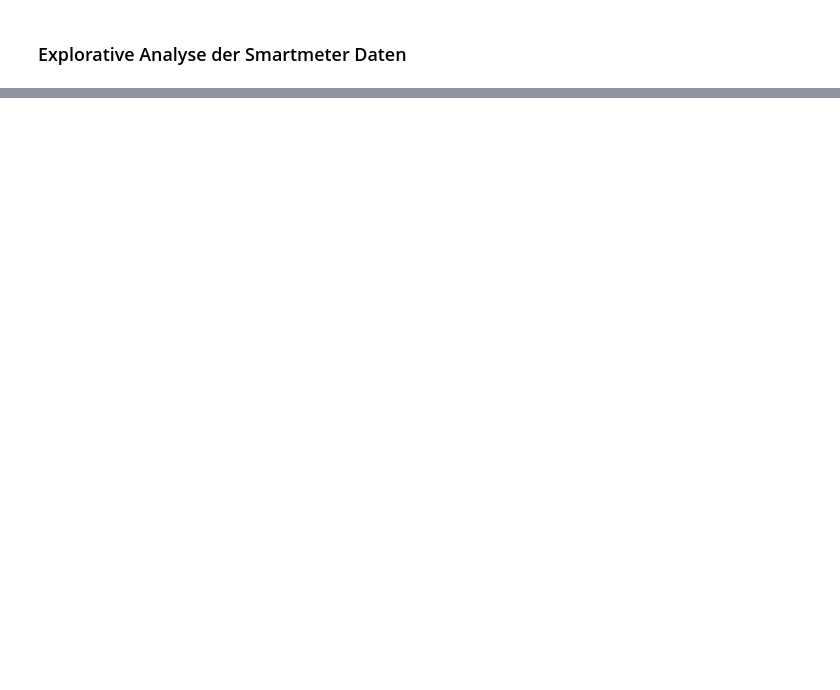
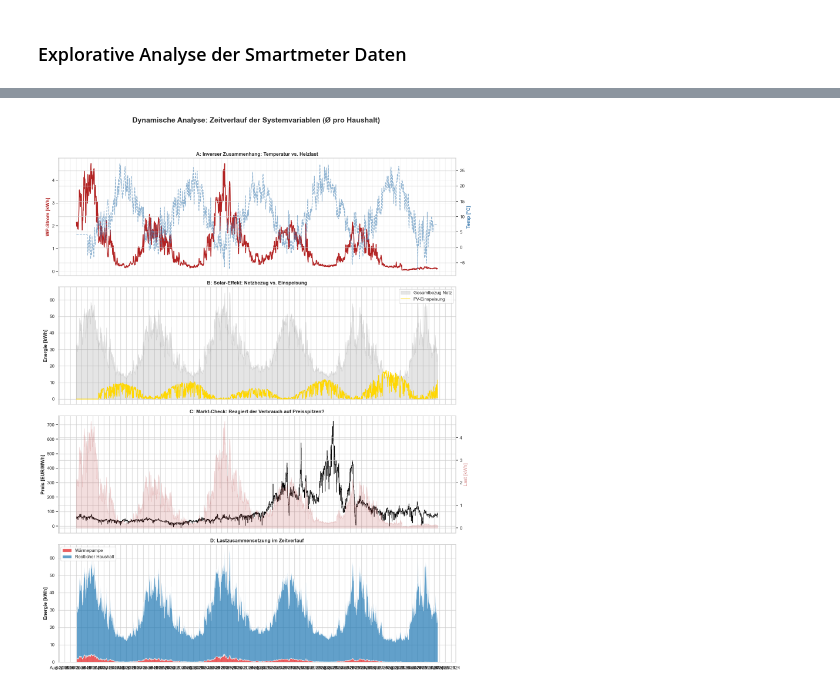
Before and after one commit to MadMax199/SmartHeat-Optimizer, a Jupyter notebook: 04_notebooks/explorative_analyse _bivariat.ipynb, the cells around one changed output, grey strips where cells are left out. Cells and saved outputs as stored; diff of their text form; code cells hidden in the pictures; blank space fills up the shorter version.

```diff
--- a/04_notebooks/explorative_analyse _bivariat.ipynb
+++ b/04_notebooks/explorative_analyse _bivariat.ipynb
@@ -17 +138,58 @@ df_cleaned = processed_data_load(path_to_file)
+# %%
+import matplotlib.pyplot as plt
+import matplotlib.dates as mdates
+
+# 1. Daten sicherstellen
+df_line = daily_normalized.sort("date")
+
+# 2. Layout: 4 Subplots untereinander
+fig, axes = plt.subplots(4, 1, figsize=(15, 20), sharex=True)
+fig.suptitle("Dynamische Analyse: Zeitverlauf der Systemvariablen (Ø pro Haushalt)", fontsize=18, fontweight='bold')
+
+# --- PLOT 1: Thermische Kopplung (Physik) ---
+ax1 = axes[0]
+ax1_tw = ax1.twinx()
+lns1 = ax1.plot(df_line["date"], df_line["avg_hp_per_h"], color='firebrick', label="Ø WP-Verbrauch", linewidth=2)
+lns2 = ax1_tw.plot(df_line["date"], df_line["avg_temp"], color='steelblue', label="Außentemperatur", alpha=0.6, linestyle='--')
+ax1.set_ylabel("WP-Strom [kWh]", color='firebrick', fontweight='bold')
+ax1_tw.set_ylabel("Temp [°C]", color='steelblue', fontweight='bold')
+ax1.set_title("A: Inverser Zusammenhang: Temperatur vs. Heizlast", fontweight='bold')
+ax1.grid(True, alpha=0.3)
+
+# --- PLOT 2: PV-Interaktion (Eigenstrom vs. Netz) ---
+ax2 = axes[1]
+ax2.fill_between(df_line["date"], df_line["avg_total_per_h"], color="gray", alpha=0.2, label="Gesamtbezug Netz")
+ax2.plot(df_line["date"], df_line["avg_total_returned_per_h"], color="gold", label="PV-Einspeisung", linewidth=1.5)
+ax2.set_ylabel("Energie [kWh]", fontweight='bold')
+ax2.set_title("B: Solar-Effekt: Netzbezug vs. Einspeisung", fontweight='bold')
+ax2.legend(loc='upper right')
+
+# --- PLOT 3: Markt-Dynamik (Preis vs. Verhalten) ---
+ax3 = axes[2]
+ax3_tw = ax3.twinx()
+ax3.step(df_line["date"], df_line["avg_swissix_base"], color='black', where='post', label="Börsenpreis (Swissix)", linewidth=1)
+ax3_tw.fill_between(df_line["date"], df_line["avg_hp_per_h"], color='firebrick', alpha=0.15, label="WP-Last")
+ax3.set_ylabel("Preis [EUR/MWh]", fontweight='bold')
+ax3_tw.set_ylabel("Last [kWh]", color='firebrick', alpha=0.5)
+ax3.set_title("C: Markt-Check: Reagiert der Verbrauch auf Preisspitzen?", fontweight='bold')
+
+# --- PLOT 4: Haushalts-Splitting ---
+ax4 = axes[3]
+# Wir berechnen das Delta (Restlicher Haushaltsstrom)
+df_line = df_line.with_columns((pl.col("avg_total_per_h") - pl.col("avg_hp_per_h")).alias("rest_load"))
+ax4.stackplot(df_line["date"], [df_line["avg_hp_per_h"], df_line["rest_load"]],
+              labels=['Wärmepumpe', 'Restlicher Haushalt'], colors=['#e31a1c', '#1f78b4'], alpha=0.7)
+ax4.set_ylabel("Energie [kWh]", fontweight='bold')
+ax4.set_title("D: Lastzusammensetzung im Zeitverlauf", fontweight='bold')
+ax4.legend(loc='upper left')
+
+# Zeitachsen-Formatierung
+plt.gca().xaxis.set_major_locator(mdates.MonthLocator(interval=1))
+plt.gca().xaxis.set_major_formatter(mdates.DateFormatter('%b %Y'))
+plt.xticks(rotation=45)
+
+plt.tight_layout(rect=[0, 0.03, 1, 0.95])
+plt.show()
+# %% [output]
+[figure, added]
 # %%
```
Also changed, not shown: parts of 9 cells of this notebook.
